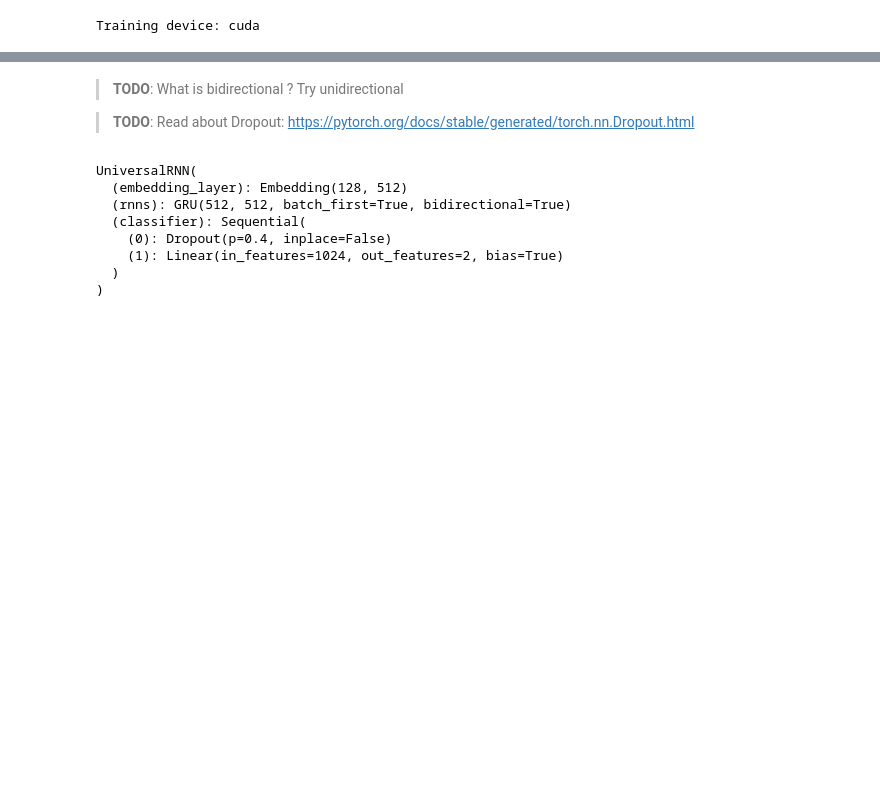
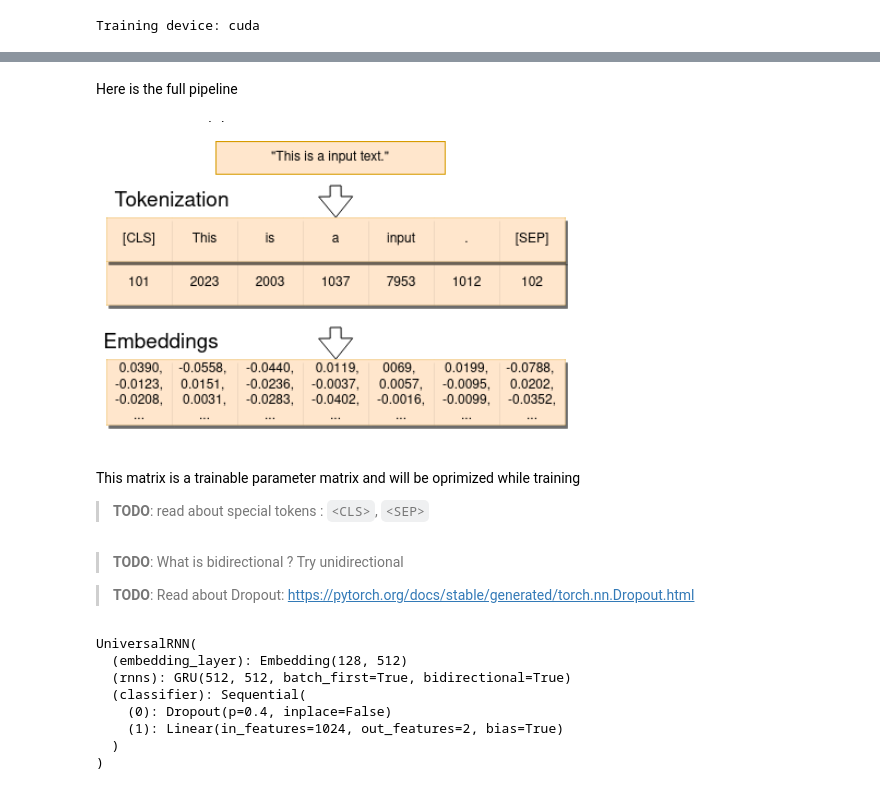
Before and after one commit to VSydorskyy/iasa_nlp_course, a Jupyter notebook: Lecture_4/Recurrent_models.ipynb, the cells around one changed output, grey strips where cells are left out. Drawn from its saved outputs; the diff is of its cells as text; code cells hidden in the pictures; blank space fills up the shorter version.

```diff
--- a/Lecture_4/Recurrent_models.ipynb
+++ b/Lecture_4/Recurrent_models.ipynb
@@ -516,3 +511,13 @@ This matrix is a trainable parameter matrix and will be oprimized while training
+# %% [markdown]
+Here is the full pipeline
+# %%
+Image("images/Screenshot from 2023-10-16 12-53-30.png")
+# %% [output]
+[figure, added]
+# %% [markdown]
+This matrix is a trainable parameter matrix and will be oprimized while training
+
+> **TODO**: read about special tokens : `<CLS>`, `<SEP>`
 # %%
 # Lets build or RNN Class
 
```
Also changed, not shown: parts of 14 cells of this notebook, 6 other files.
